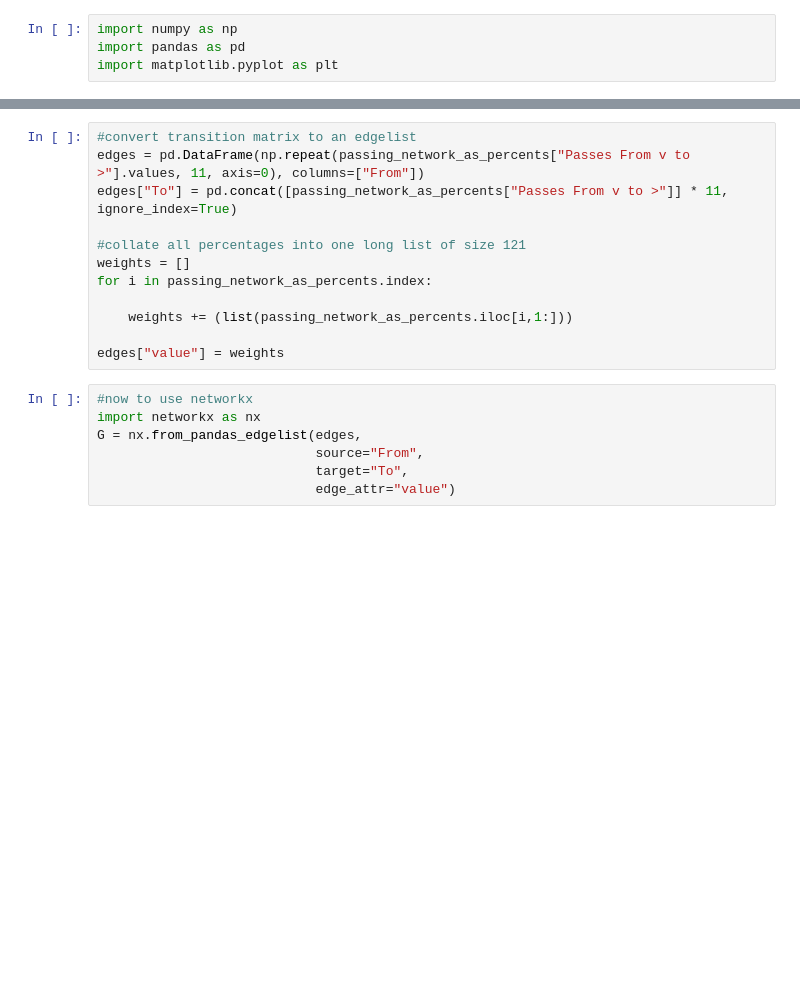
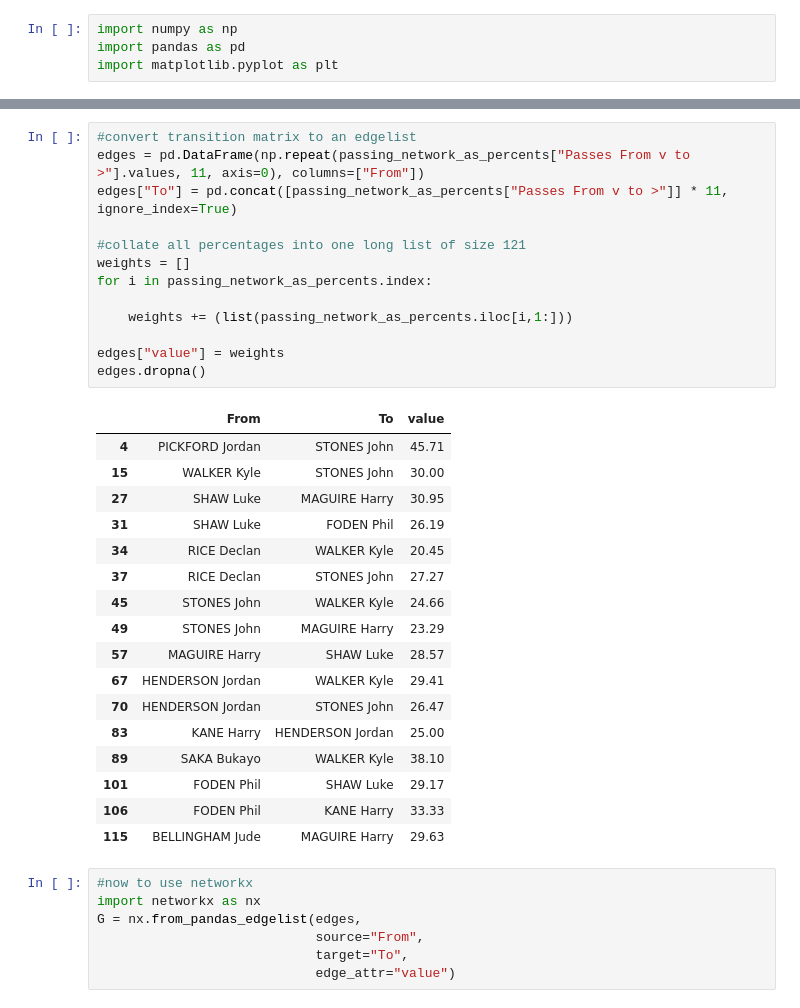
Before and after one commit to SidMurthy97/Football_passing_network, a Jupyter notebook: src/passing_network.ipynb, the cells around one changed output, grey strips where cells are left out. Saved outputs shown, nothing was run; the diff lists cells and outputs as text; blank space fills up the shorter version.

```diff
--- a/src/passing_network.ipynb
+++ b/src/passing_network.ipynb
@@ -63,15 +78,34 @@ passing_network_as_percents
 # %%
 #convert transition matrix to an edgelist
 edges = pd.DataFrame(np.repeat(passing_network_as_percents["Passes From v to >"].values, 11, axis=0), columns=["From"])
 edges["To"] = pd.concat([passing_network_as_percents["Passes From v to >"]] * 11, ignore_index=True)
 
 #collate all percentages into one long list of size 121
 weights = []
 for i in passing_network_as_percents.index:
 
     weights += (list(passing_network_as_percents.iloc[i,1:]))
 
 edges["value"] = weights
+edges.dropna()
+# %% [output]
+|  | From | To | value |
+| 4 | PICKFORD Jordan | STONES John | 45.71 |
+| 15 | WALKER Kyle | STONES John | 30.00 |
+| 27 | SHAW Luke | MAGUIRE Harry | 30.95 |
+| 31 | SHAW Luke | FODEN Phil | 26.19 |
+| 34 | RICE Declan | WALKER Kyle | 20.45 |
+| 37 | RICE Declan | STONES John | 27.27 |
+| 45 | STONES John | WALKER Kyle | 24.66 |
+| 49 | STONES John | MAGUIRE Harry | 23.29 |
+| 57 | MAGUIRE Harry | SHAW Luke | 28.57 |
+| 67 | HENDERSON Jordan | WALKER Kyle | 29.41 |
+| 70 | HENDERSON Jordan | STONES John | 26.47 |
+| 83 | KANE Harry | HENDERSON Jordan | 25.00 |
+| 89 | SAKA Bukayo | WALKER Kyle | 38.10 |
+| 101 | FODEN Phil | SHAW Luke | 29.17 |
+| 106 | FODEN Phil | KANE Harry | 33.33 |
+| 115 | BELLINGHAM Jude | MAGUIRE Harry | 29.63 |
 # %%
 #now to use networkx
 import networkx as nx
```
Also changed, not shown: parts of 2 cells of this notebook, 1 other file.
